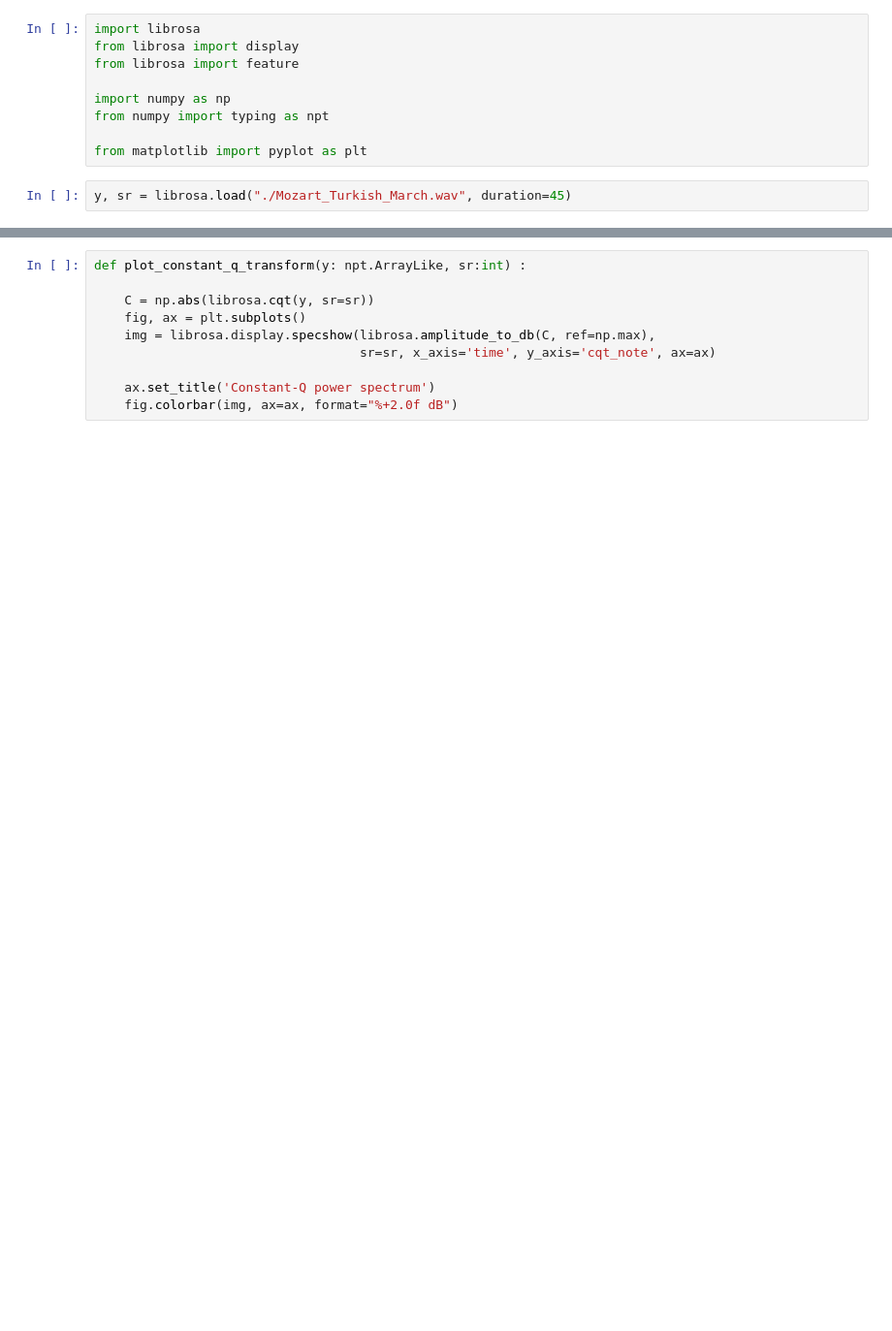
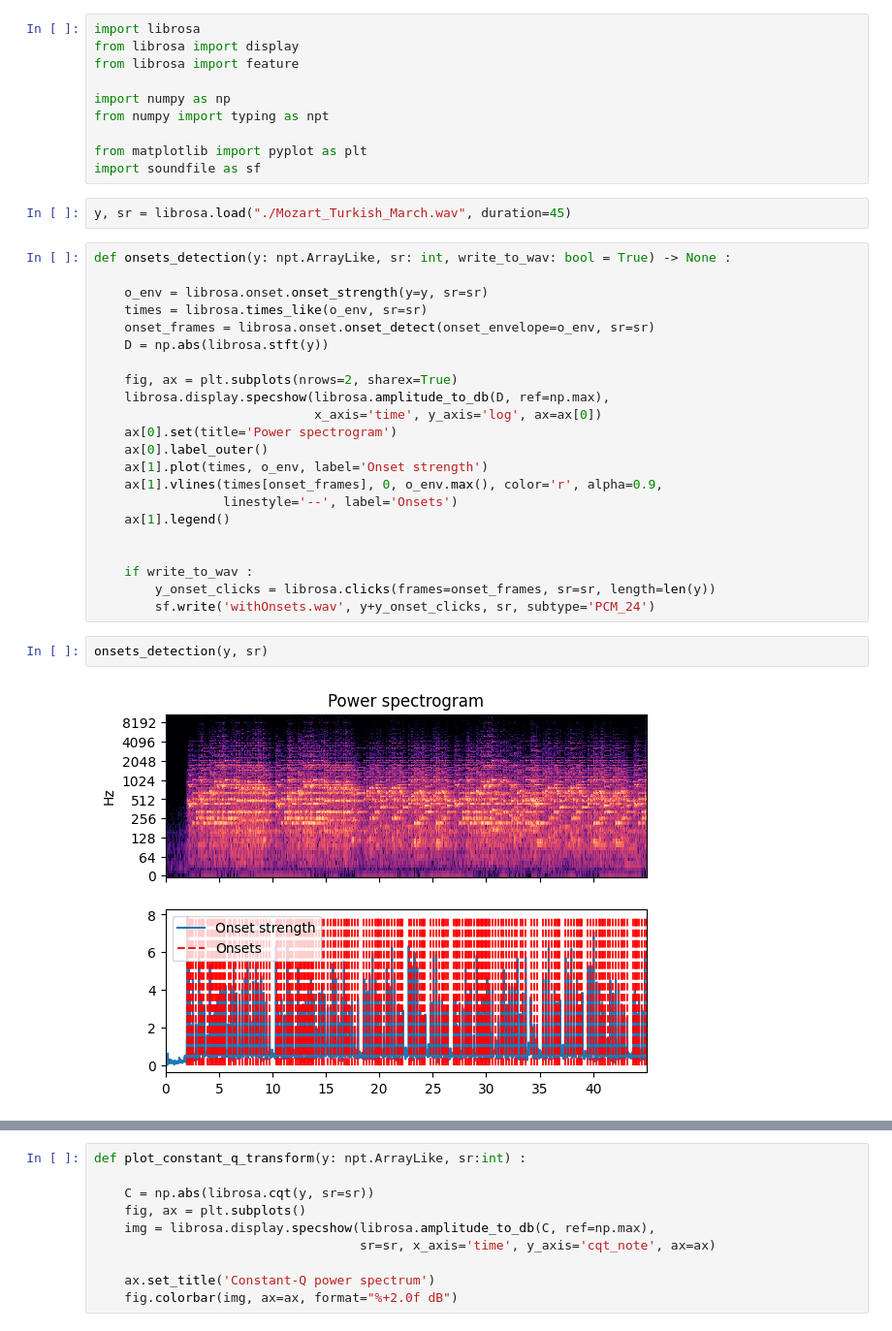
Before and after one commit to TrangDuLam/NTHU_Music_AI_Tools, a Jupyter notebook: part2_dev.ipynb, the cells around one changed output, grey strips where cells are left out. Shown at 97% size. Saved outputs shown, nothing was run; the diff lists cells and outputs as text; blank space fills up the shorter version.

```diff
--- a/part2_dev.ipynb
+++ b/part2_dev.ipynb
@@ -7,5 +7,32 @@ import numpy as np
 from numpy import typing as npt
 
 from matplotlib import pyplot as plt
+import soundfile as sf
 # %%
 y, sr = librosa.load("./Mozart_Turkish_March.wav", duration=45)
+# %%
+def onsets_detection(y: npt.ArrayLike, sr: int, write_to_wav: bool = True) -> None :
+
+    o_env = librosa.onset.onset_strength(y=y, sr=sr)
+    times = librosa.times_like(o_env, sr=sr)
+    onset_frames = librosa.onset.onset_detect(onset_envelope=o_env, sr=sr)
+    D = np.abs(librosa.stft(y))
+
+    fig, ax = plt.subplots(nrows=2, sharex=True)
+    librosa.display.specshow(librosa.amplitude_to_db(D, ref=np.max),
+                             x_axis='time', y_axis='log', ax=ax[0])
+    ax[0].set(title='Power spectrogram')
+    ax[0].label_outer()
+    ax[1].plot(times, o_env, label='Onset strength')
+    ax[1].vlines(times[onset_frames], 0, o_env.max(), color='r', alpha=0.9,
+                 linestyle='--', label='Onsets')
+    ax[1].legend()
+
+
+    if write_to_wav :
+        y_onset_clicks = librosa.clicks(frames=onset_frames, sr=sr, length=len(y))
+        sf.write('withOnsets.wav', y+y_onset_clicks, sr, subtype='PCM_24')
+# %%
+onsets_detection(y, sr)
+# %% [output]
+[figure, added]
```
Also changed, not shown: parts of 7 cells of this notebook, 5 other files.
